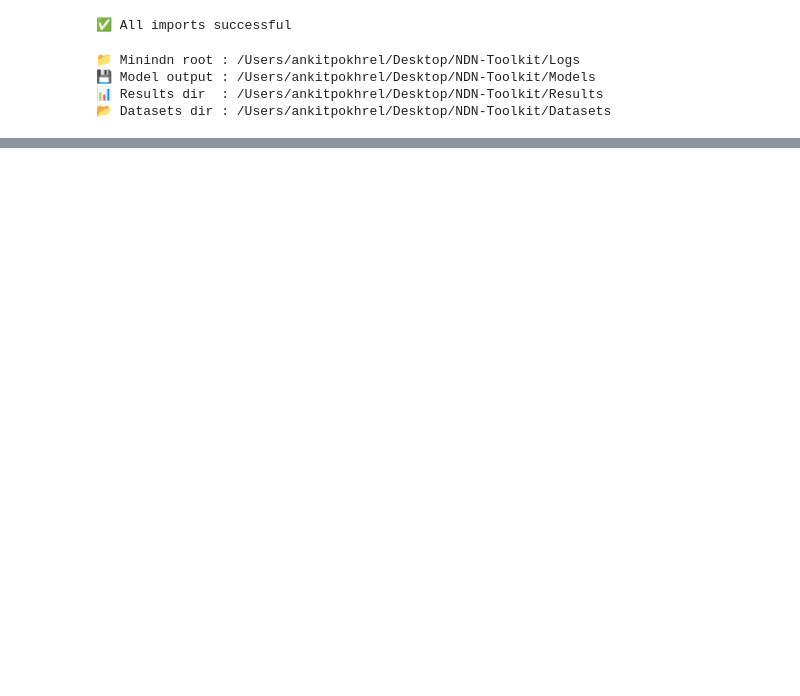
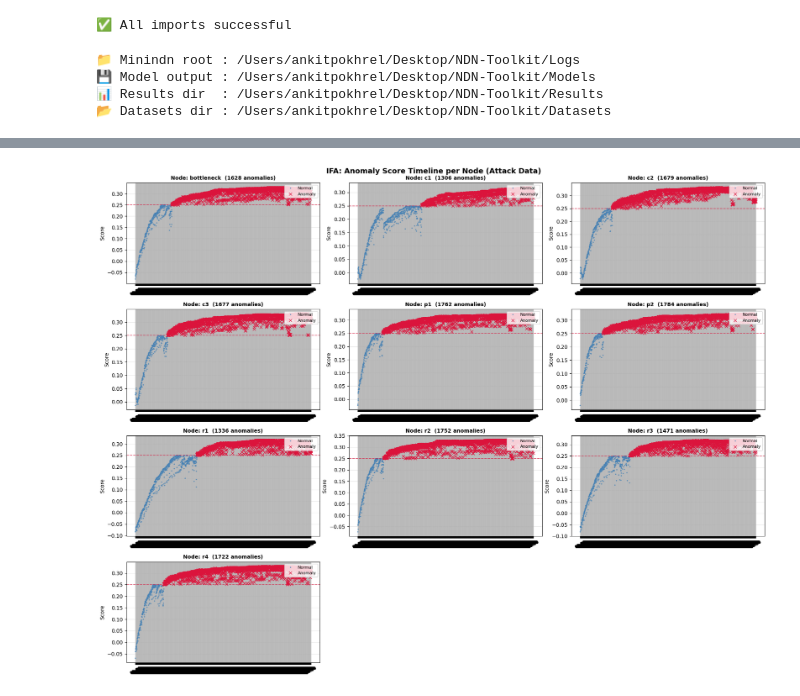
Before and after one commit to fuyalasmit/NDN-Toolkit, a Jupyter notebook: Notebooks/if_model.ipynb, the cells around one changed output, grey strips where cells are left out. Cells and saved outputs as stored; diff of their text form; code cells hidden in the pictures; blank space fills up the shorter version.

```diff
--- a/Notebooks/if_model.ipynb
+++ b/Notebooks/if_model.ipynb
@@ -417,0 +1436,95 @@ display(node_summary_anomaly.sort_values("anomaly_pct", ascending=False))
+# %%
+# ── Per-node anomaly timeline plot (IFA and CP)
+# Build scored datasets for visualization
+def build_scored_timeline_data(df: pd.DataFrame, family: str, threshold: float, agg_mode: str) -> pd.DataFrame:
+    """Score rows and add prediction labels + anomaly indicator."""
+    d = df.copy()
+    d['anomaly_score'] = pipeline.decision_function(d[FEATURE_COLS].values)
+    d['predicted_anomaly'] = (d['anomaly_score'] > threshold).astype(int)
+    d['is_anomaly'] = (d['anomaly_score'] > threshold).astype(int)  # For compatibility with plotting code
+    d['attack_family'] = family
+    d['agg_mode'] = agg_mode
+    return d
+
+# Load attack CSVs and score them
+print("📊 Building timeline data for IFA and CP attacks...")
+ifa_timeline = build_scored_timeline_data(ifa_df, "IFA", THRESHOLD_IFA_TUNED, "mean")
+cp_timeline = build_scored_timeline_data(cp_df, "CP", THRESHOLD_CP_TUNED, "mean")
+
+print(f"  IFA: {len(ifa_timeline)} rows, {ifa_timeline['is_anomaly'].sum()} anomalies")
+print(f"  CP:  {len(cp_timeline)} rows, {cp_timeline['is_anomaly'].sum()} anomalies")
+
+# Plot IFA timeline
+print("\n📈 Generating IFA per-node timeline plot...")
+nodes_ifa = sorted(ifa_timeline['node'].unique())
+n_nodes = len(nodes_ifa)
+n_cols = min(3, n_nodes)
+n_rows = (n_nodes + n_cols - 1) // n_cols
+
+fig, axes = plt.subplots(n_rows, n_cols, figsize=(6 * n_cols, 3.5 * n_rows), squeeze=False)
+
+for idx, node in enumerate(nodes_ifa):
+    ax = axes[idx // n_cols][idx % n_cols]
+    grp = ifa_timeline[ifa_timeline['node'] == node].sort_values('timestamp')
+
+    normal = grp[grp['is_anomaly'] == 0]
+    anomalous = grp[grp['is_anomaly'] == 1]
+
+    ax.plot(normal['timestamp'], normal['anomaly_score'], '.', color='steelblue', markersize=3, alpha=0.6, label='Normal')
+    ax.plot(anomalous['timestamp'], anomalous['anomaly_score'], 'x', color='crimson', markersize=6, alpha=0.9, label='Anomaly')
+    ax.axhline(THRESHOLD_IFA_TUNED, color='crimson', linewidth=1.2, linestyle='--', alpha=0.7)
+    ax.set_title(f'Node: {node}  ({len(anomalous)} anomalies)', fontsize=10, fontweight='bold')
+    ax.set_ylabel('Score')
+    ax.xaxis.set_major_formatter(mdates.DateFormatter('%H:%M'))
+    ax.tick_params(axis='x', rotation=30, labelsize=8)
+    ax.grid(alpha=0.3)
+    ax.legend(fontsize=8, loc='upper right')
+
+# Hide unused subplots
+for idx in range(n_nodes, n_rows * n_cols):
+    axes[idx // n_cols][idx % n_cols].set_visible(False)
+
+plt.suptitle('IFA: Anomaly Score Timeline per Node (Attack Data)', fontsize=14, fontweight='bold')
+plt.tight_layout()
+ifa_timeline_path = Path(RESULTS_DIR) / "ifa_per_node_anomaly_timeline.png"
+plt.savefig(ifa_timeline_path, dpi=150, bbox_inches='tight')
+plt.show()
+print(f"📁 Saved → {ifa_timeline_path}")
+
+# Plot CP timeline
+print("\n📈 Generating CP per-node timeline plot...")
+nodes_cp = sorted(cp_timeline['node'].unique())
+n_nodes = len(nodes_cp)
+n_cols = min(3, n_nodes)
+n_rows = (n_nodes + n_cols - 1) // n_cols
+
+fig, axes = plt.subplots(n_rows, n_cols, figsize=(6 * n_cols, 3.5 * n_rows), squeeze=False)
+
+for idx, node in enumerate(nodes_cp):
+    ax = axes[idx // n_cols][idx % n_cols]
+    grp = cp_timeline[cp_timeline['node'] == node].sort_values('timestamp')
+
+    normal = grp[grp['is_anomaly'] == 0]
+    anomalous = grp[grp['is_anomaly'] == 1]
+
+    ax.plot(normal['timestamp'], normal['anomaly_score'], '.', color='steelblue', markersize=3, alpha=0.6, label='Normal')
+    ax.plot(anomalous['timestamp'], anomalous['anomaly_score'], 'x', color='crimson', markersize=6, alpha=0.9, label='Anomaly')
+    ax.axhline(THRESHOLD_CP_TUNED, color='crimson', linewidth=1.2, linestyle='--', alpha=0.7)
+    ax.set_title(f'Node: {node}  ({len(anomalous)} anomalies)', fontsize=10, fontweight='bold')
+    ax.set_ylabel('Score')
+    ax.xaxis.set_major_formatter(mdates.DateFormatter('%H:%M'))
+    ax.tick_params(axis='x', rotation=30, labelsize=8)
+    ax.grid(alpha=0.3)
+    ax.legend(fontsize=8, loc='upper right')
+
+# Hide unused subplots
+for idx in range(n_nodes, n_rows * n_cols):
+    axes[idx // n_cols][idx % n_cols].set_visible(False)
+
+plt.suptitle('CP: Anomaly Score Timeline per Node (Attack Data)', fontsize=14, fontweight='bold')
+plt.tight_layout()
+cp_timeline_path = Path(RESULTS_DIR) / "cp_per_node_anomaly_timeline.png"
+plt.savefig(cp_timeline_path, dpi=150, bbox_inches='tight')
+plt.show()
+print(f"📁 Saved → {cp_timeline_path}")
+# %% [output]
@@ -417,0 +1536 @@ display(node_summary_anomaly.sort_values("anomaly_pct", ascending=False))
+[figure, added]
```
Also changed, not shown: parts of 29 cells of this notebook, 5 other files.
